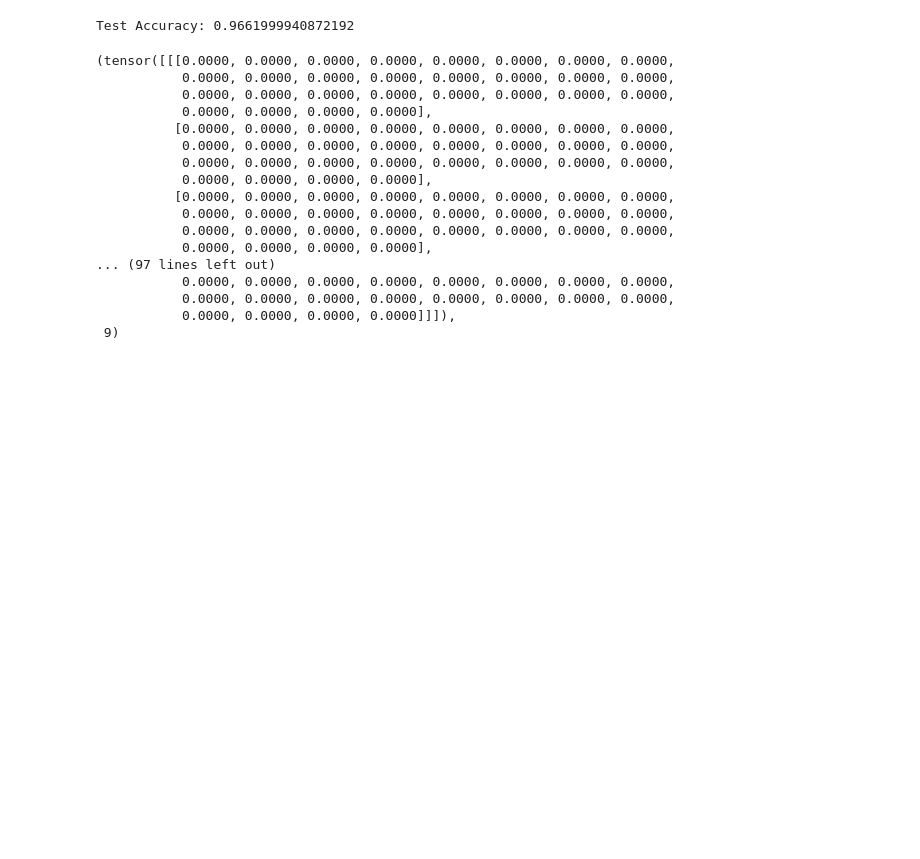
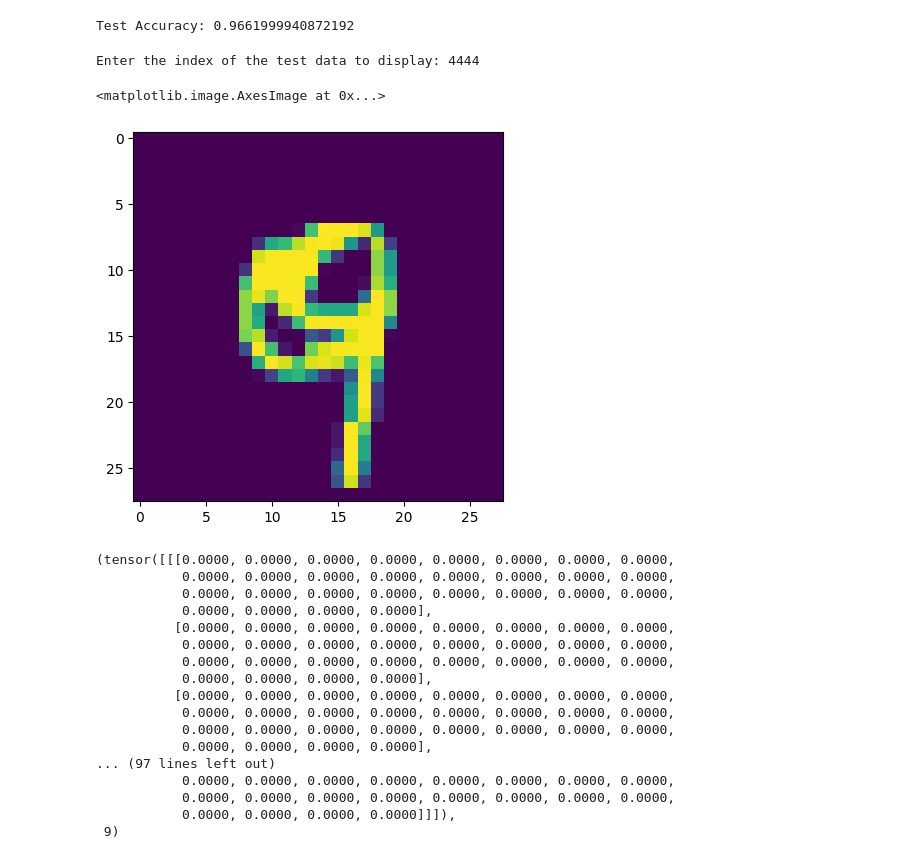
Before and after one commit to shirish-baral/deep-learning, a Jupyter notebook: CNN_MNIST_data.ipynb, the cells around one changed output. Cells and saved outputs as stored; diff of their text form; code cells hidden in the pictures; blank space fills up the shorter version.

Commit message:
Add user-input data index and confusion matrix

```diff
--- a/CNN_MNIST_data.ipynb
+++ b/CNN_MNIST_data.ipynb
@@ -269,5 +269,13 @@ with torch.no_grad():
 print(f'Test Accuracy: {correct/10000}')
 # %% [output]
 Test Accuracy: 0.9661999940872192
+# %%
+# Show the image
+index = int(input("Enter the index of the test data to display: "))
+plt.imshow(test_data[index][0].reshape(28,28))
+# %% [output]
+Enter the index of the test data to display: 4444
+<matplotlib.image.AxesImage at 0x...>
+[figure, added]
 # %%
 # Grab an image
```
Also changed, not shown: parts of 19 cells of this notebook.
